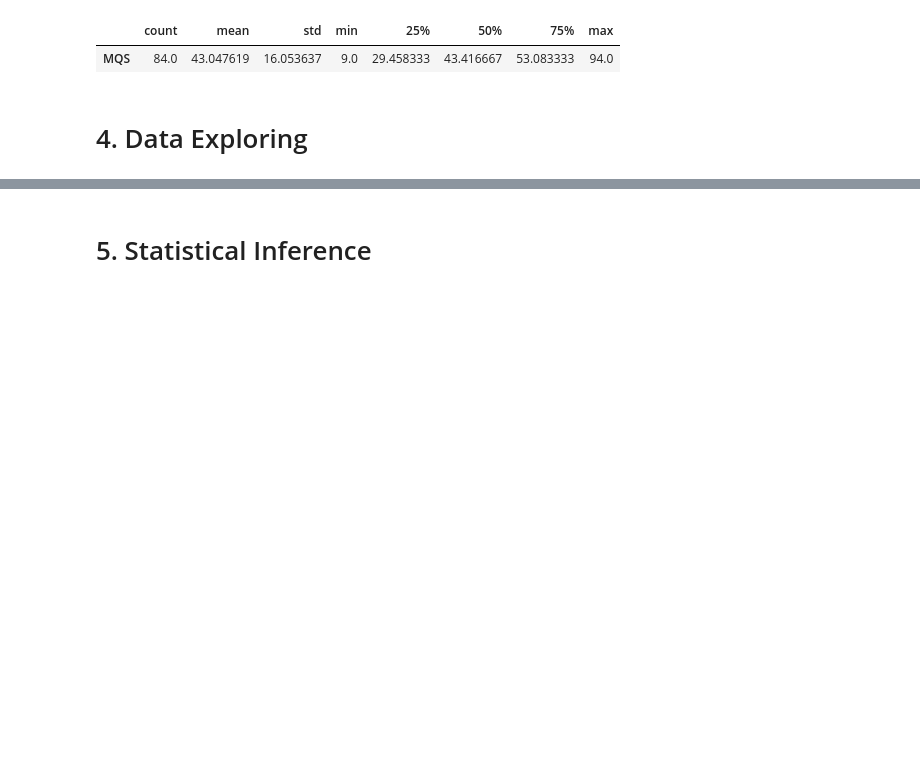
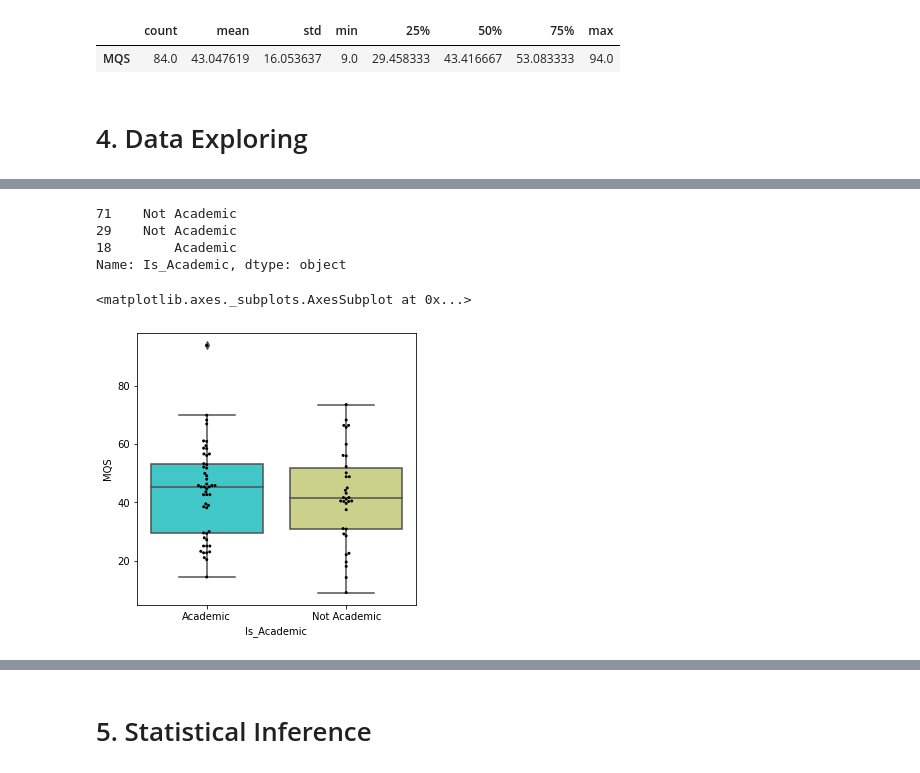
Before and after one commit to matantsour/Core_Studies_Memory_Analysis, a Jupyter notebook: Core_Studies_Memory_Analysis.ipynb, the cells around one changed output, grey strips where cells are left out. Cells and saved outputs as stored; diff of their text form; code cells hidden in the pictures; blank space fills up the shorter version.

```diff
--- a/Core_Studies_Memory_Analysis.ipynb
+++ b/Core_Studies_Memory_Analysis.ipynb
@@ -330,0 +361,15 @@ pd.DataFrame(responses['MQS'].describe()).T
+# %%
+res['Is_Academic']=res['Is_Academic'].apply(lambda x : 'Not Academic' if pd.isnull(x) else 'Academic')
+res['Is_Academic'].sample(3)
+# %% [output]
+71    Not Academic
+29    Not Academic
+18        Academic
+Name: Is_Academic, dtype: object
+# %%
+fig = plt.figure(figsize=(5,5))
+sns.boxplot(x="Is_Academic", y="MQS", data=res,palette='rainbow')
+sns.swarmplot(x="Is_Academic", y="MQS", data=res,color='black',size=3)
+# %% [output]
+<matplotlib.axes._subplots.AxesSubplot at 0x...>
+[figure, added]
```
Also changed, not shown: parts of 22 cells of this notebook.
